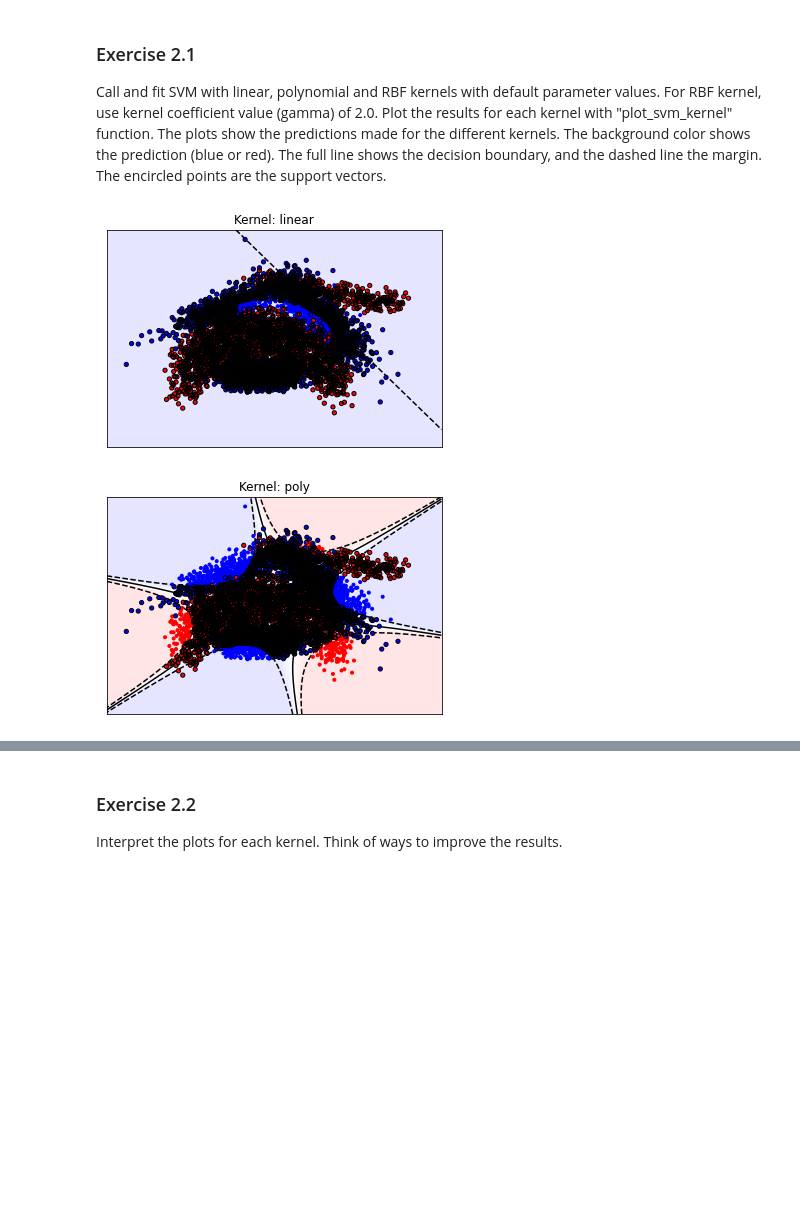
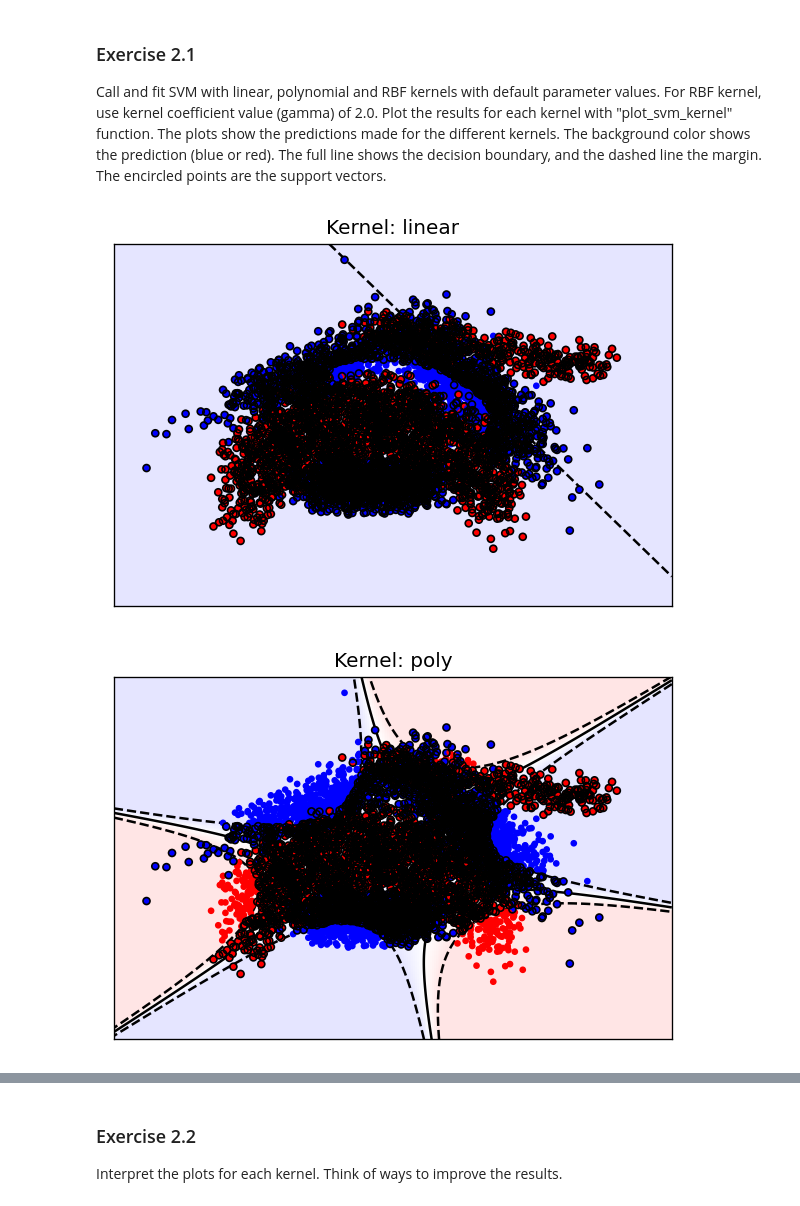
Before and after one commit to jmniederle/mlcourse, a Jupyter notebook: labs/Lab 2 - Kernelization-Copy1.ipynb, the cells around one changed output, grey strips where cells are left out. Saved outputs shown, nothing was run; the diff lists cells and outputs as text; code cells hidden in the pictures; blank space fills up the shorter version.

```diff
--- a/labs/Lab 2 - Kernelization-Copy1.ipynb
+++ b/labs/Lab 2 - Kernelization-Copy1.ipynb
@@ -200,10 +199,11 @@ To better understand what the different kernels are doing, let's visualize their
 ### Exercise 2.1
 Call and fit SVM with linear, polynomial and RBF kernels with default parameter values. For RBF kernel, use kernel coefficient value (gamma) of 2.0. Plot the results for each kernel with "plot_svm_kernel" function. The plots show the predictions made for the different kernels. The background color shows the prediction (blue or red). The full line shows the decision boundary, and the dashed line the margin. The encircled points are the support vectors.
 # %%
+plt.rcParams['figure.dpi'] = 120 # Make figures a bit bigger
 kernels = ['linear', 'poly', 'rbf']
 for k in kernels:
     svm = SVC(kernel=k, gamma=2.0 if k=='rbf' else 'scale').fit(X,y)
     plot_svm_kernel(X, y, "Kernel: "+k, svm.support_vectors_, svm.decision_function)
 # %% [output]
-[figure, old version]
+[figure, new version]
-[figure, old version]
+[figure, new version]
```
Also changed, not shown: parts of 6 cells of this notebook.
